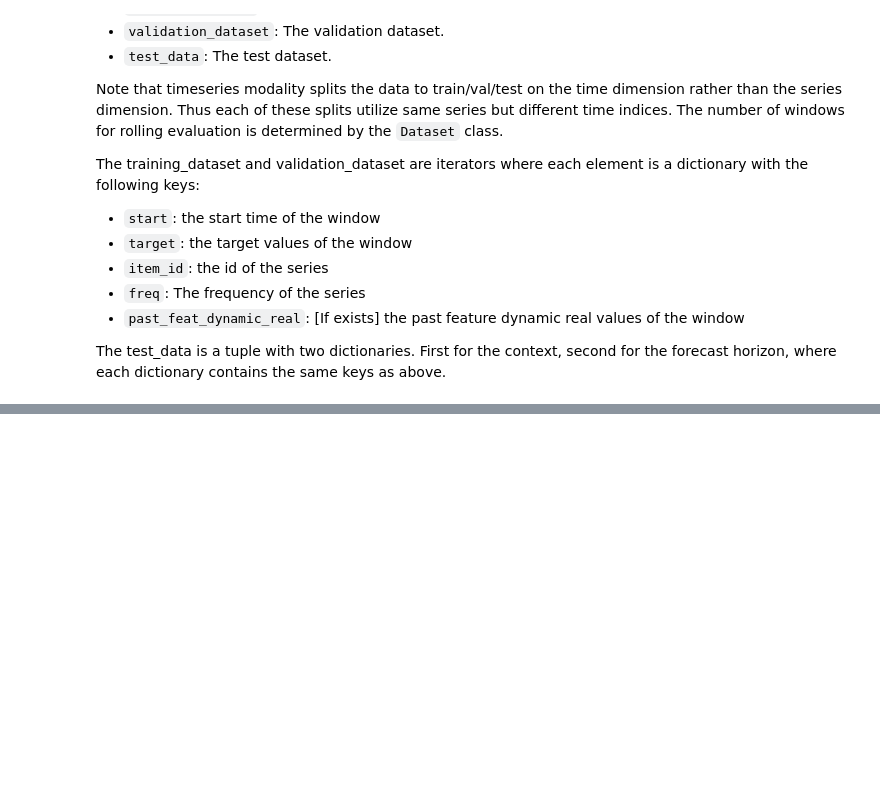
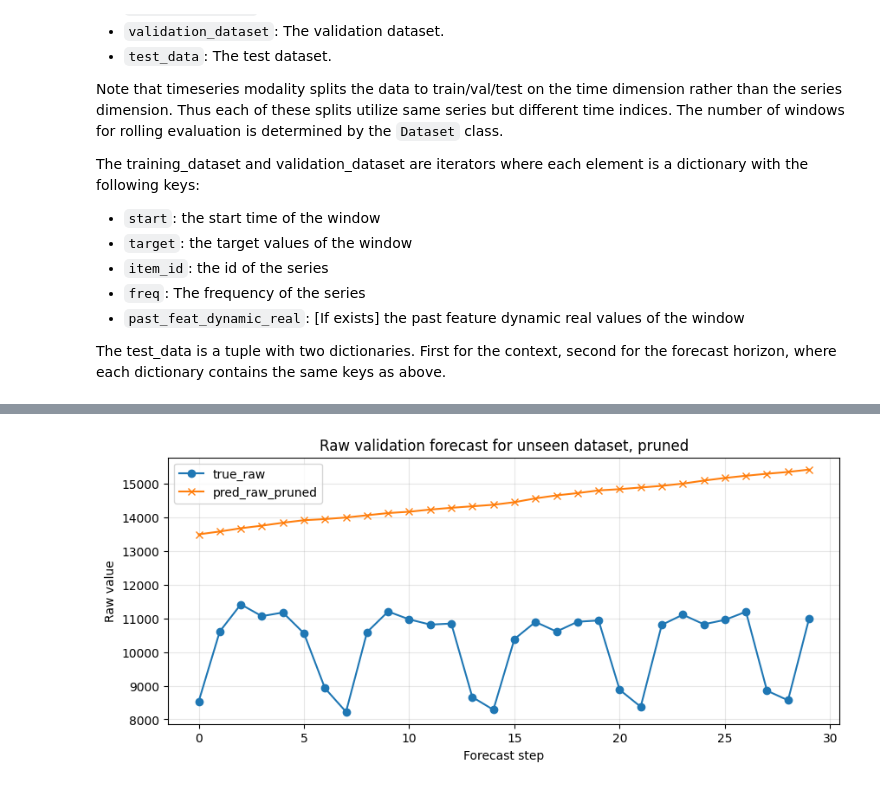
Before and after one commit to jonghyeon1998/KMD-Time-Series, a Jupyter notebook: experiments/dataset_daily.ipynb, the cells around one changed output, grey strips where cells are left out. Cells and saved outputs as stored; diff of their text form; code cells hidden in the pictures; blank space fills up the shorter version.

```diff
--- a/experiments/dataset_daily.ipynb
+++ b/experiments/dataset_daily.ipynb
@@ -421,0 +391,12 @@ comparison_metrics
+# %%
+plt.figure(figsize=(10, 4))
+plt.plot(true_raw, label="true_raw", marker="o")
+plt.plot(pred_raw_pruned, label="pred_raw_pruned", marker="x")
+plt.title("Raw validation forecast for unseen dataset, pruned")
+plt.xlabel("Forecast step")
+plt.ylabel("Raw value")
+plt.legend()
+plt.grid(True, alpha=0.3)
+plt.show()
+# %% [output]
+[figure, added]
```
Also changed, not shown: parts of 14 cells of this notebook.
